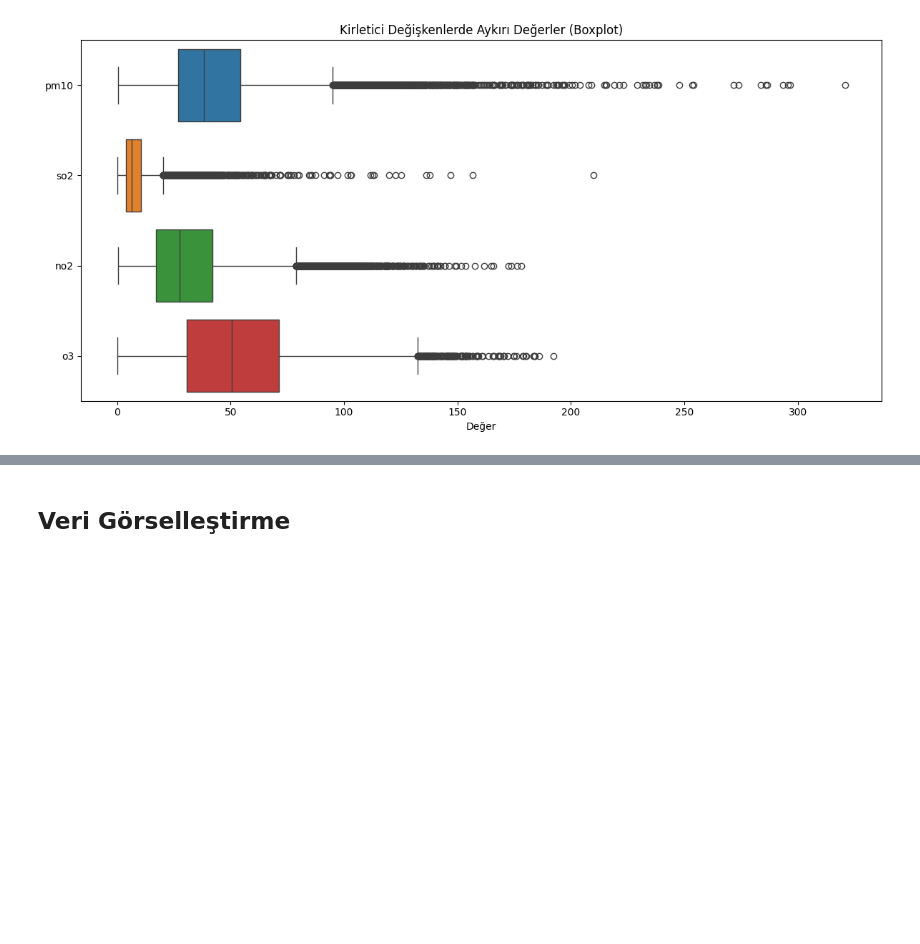
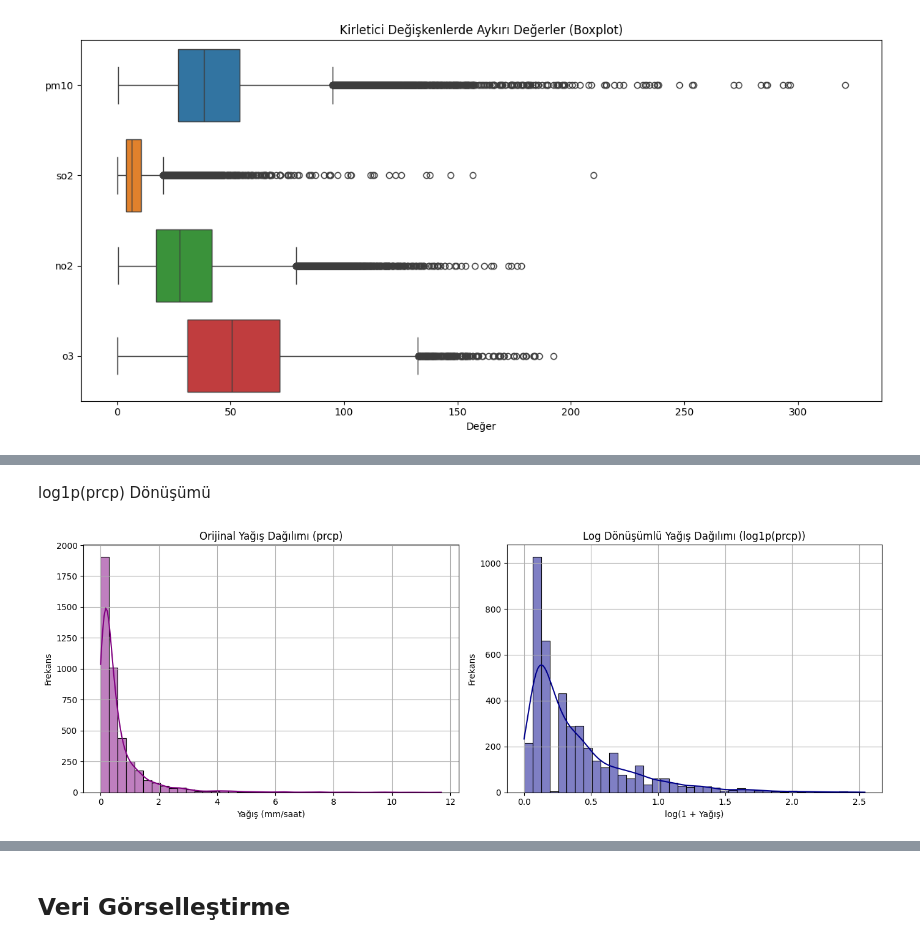
Before and after one commit to FatihKarabas/AI-WORKS, a Jupyter notebook: Bandırma_AirQualityIndex_AQI.ipynb, the cells around one changed output, grey strips where cells are left out. Drawn from its saved outputs; the diff is of its cells as text; code cells hidden in the pictures; blank space fills up the shorter version.

```diff
--- a/Bandırma_AirQualityIndex_AQI.ipynb
+++ b/Bandırma_AirQualityIndex_AQI.ipynb
@@ -857,0 +864,30 @@ uygulanabilir.
+# %% [markdown]
+log1p(prcp) Dönüşümü
+# %%
+# Sıfır dışı prcp verisini filtrele ve log dönüşümünü uygula
+df_prcp_raw = df[df['prcp'] > 0].copy()
+df_prcp_raw['prcp_log'] = np.log1p(df_prcp_raw['prcp'])
+
+# Histogramları çiz
+plt.figure(figsize=(14, 5))
+
+# 1. Orijinal prcp histogramı
+plt.subplot(1, 2, 1)
+sns.histplot(df_prcp_raw["prcp"], bins=40, kde=True, color='purple')
+plt.title("Orijinal Yağış Dağılımı (prcp)")
+plt.xlabel("Yağış (mm/saat)")
+plt.ylabel("Frekans")
+plt.grid(True)
+
+# 2. Log dönüşümlü prcp histogramı
+plt.subplot(1, 2, 2)
+sns.histplot(df_prcp_raw["prcp_log"], bins=40, kde=True, color='darkblue')
+plt.title("Log Dönüşümlü Yağış Dağılımı (log1p(prcp))")
+plt.xlabel("log(1 + Yağış)")
+plt.ylabel("Frekans")
+plt.grid(True)
+
+plt.tight_layout()
+plt.show()
+# %% [output]
+[figure, added]
```
Also changed, not shown: parts of 78 cells of this notebook.
